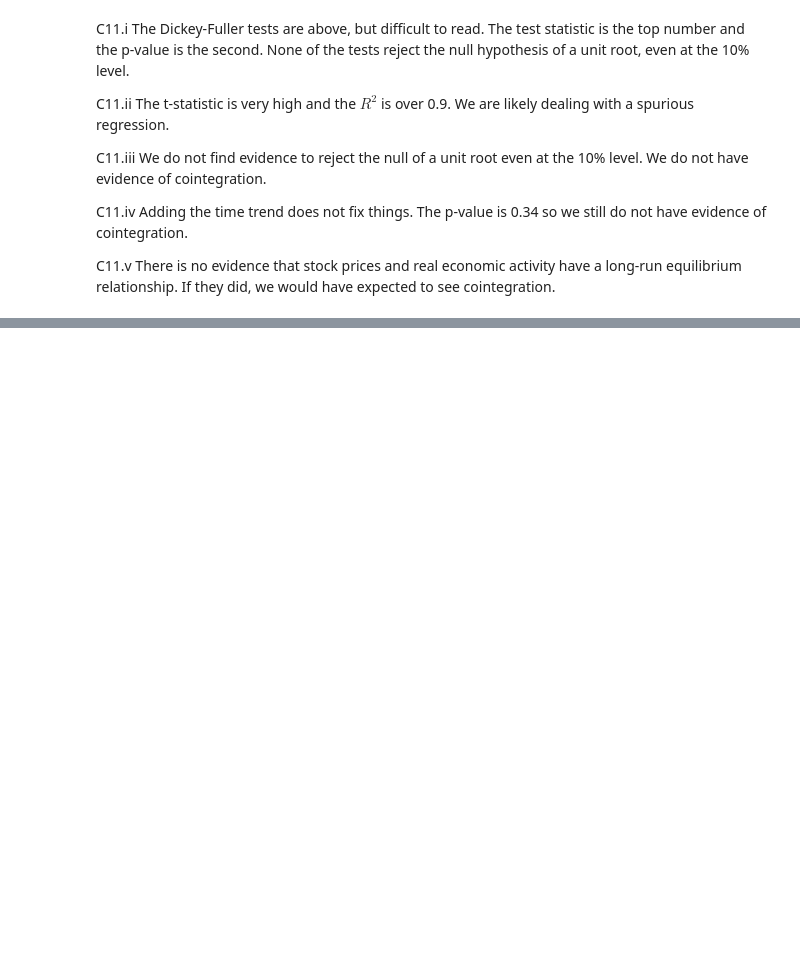
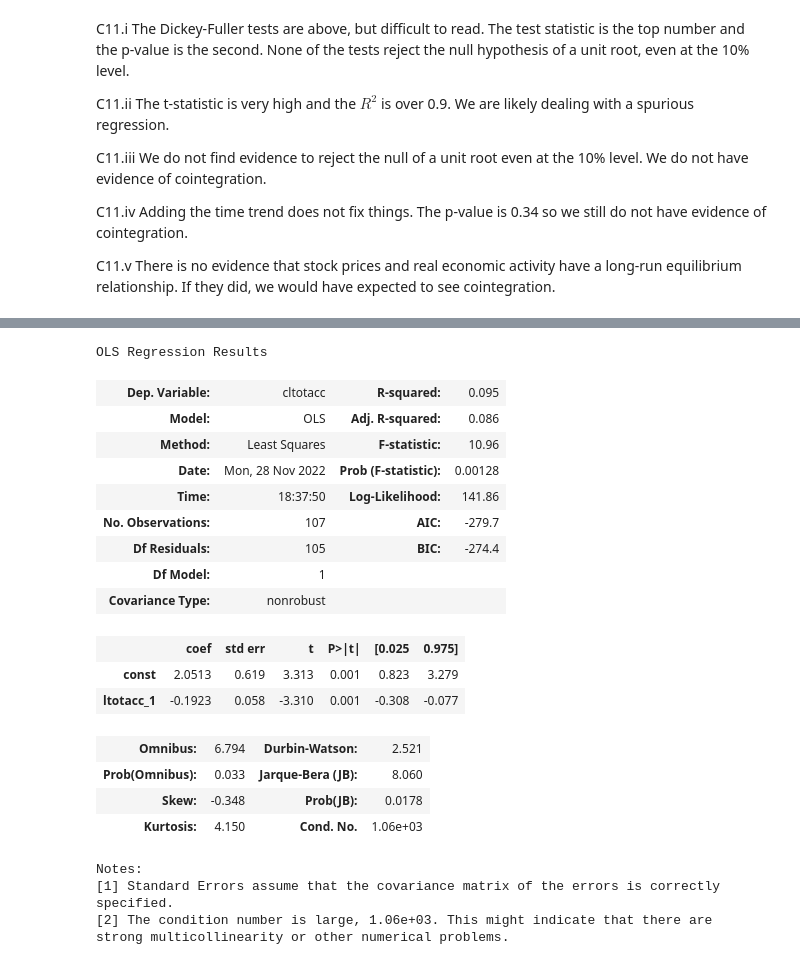
Before and after one commit to systemchalk/wooldridge_workbook, a Jupyter notebook: ch18.ipynb, the cells around one changed output, grey strips where cells are left out. Saved outputs shown, nothing was run; the diff lists cells and outputs as text; code cells hidden in the pictures; blank space fills up the shorter version.

```diff
--- a/ch18.ipynb
+++ b/ch18.ipynb
@@ -1014,0 +1106,35 @@ C11.v There is no evidence that stock prices and real economic activity have a l
+# %%
+# Exercise 13
+traffic = pd.read_stata("./stata/TRAFFIC2.DTA")
+traffic["ltotacc_1"] = traffic["ltotacc"].shift(1)
+traffic["cltotacc"] = traffic["ltotacc"] - traffic["ltotacc_1"]
+traffic["cltotacc_1"] = traffic["cltotacc"].shift(1)
+traffic["cltotacc_2"] = traffic["cltotacc"].shift(2)
+traffic["prcfat_2"] = traffic["prcfat_1"].shift(1)
+traffic["cprcfat"] = traffic["prcfat"] - traffic["prcfat_1"]
+
+X = sm.add_constant(traffic[["ltotacc_1"]])
+model = sm.OLS(traffic.cltotacc, X, missing="drop").fit()
+model.summary()
+# %% [output]
+OLS Regression Results
+| Dep. Variable: | cltotacc | R-squared: | 0.095 |
+| Model: | OLS | Adj. R-squared: | 0.086 |
+| Method: | Least Squares | F-statistic: | 10.96 |
+| Date: | Mon, 28 Nov 2022 | Prob (F-statistic): | 0.00128 |
+| Time: | 18:37:50 | Log-Likelihood: | 141.86 |
+| No. Observations: | 107 | AIC: | -279.7 |
+| Df Residuals: | 105 | BIC: | -274.4 |
+| Df Model: | 1 |  |  |
+| Covariance Type: | nonrobust |  |  |
+|  | coef | std err | t | P>|t| | [0.025 | 0.975] |
+| const | 2.0513 | 0.619 | 3.313 | 0.001 | 0.823 | 3.279 |
+| ltotacc_1 | -0.1923 | 0.058 | -3.310 | 0.001 | -0.308 | -0.077 |
+| Omnibus: | 6.794 | Durbin-Watson: | 2.521 |
+| Prob(Omnibus): | 0.033 | Jarque-Bera (JB): | 8.060 |
+| Skew: | -0.348 | Prob(JB): | 0.0178 |
+| Kurtosis: | 4.150 | Cond. No. | 1.06e+03 |
+Notes:
+[1] Standard Errors assume that the covariance matrix of the errors is correctly specified.
+[2] The condition number is large, 1.06e+03. This might indicate that there are
+strong multicollinearity or other numerical problems.
```
Also changed, not shown: parts of 35 cells of this notebook.
